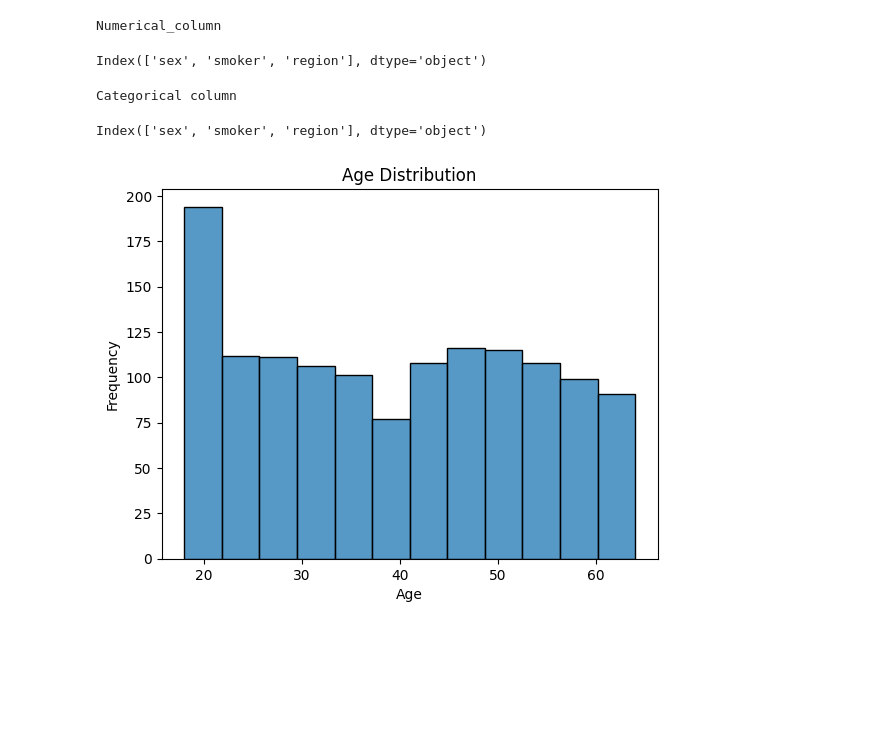
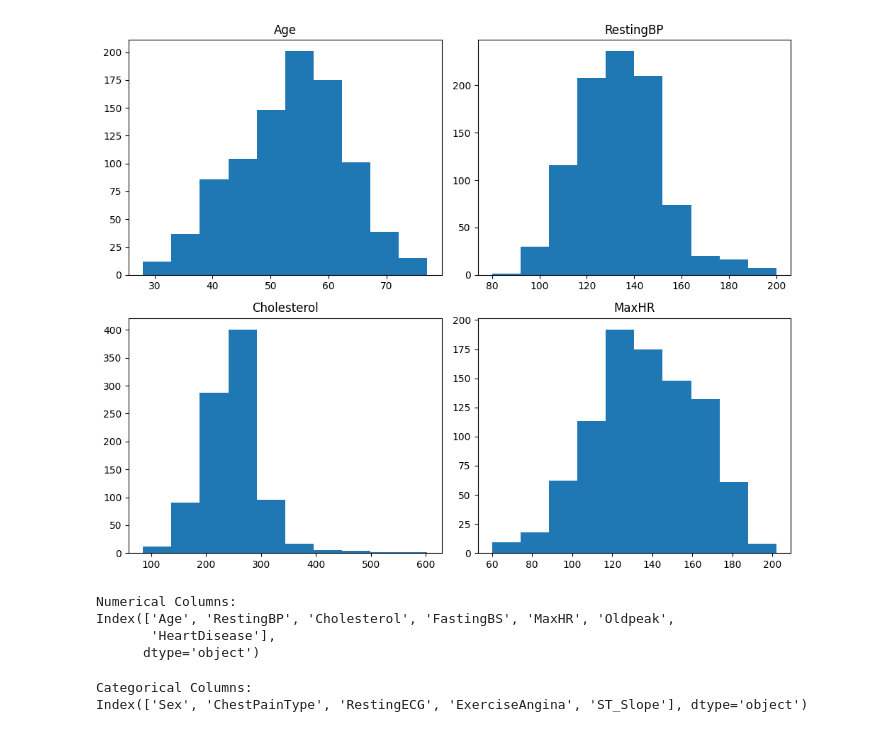
Before and after one commit to nandinirathod1767-ship-it/Assignment-17, a Jupyter notebook: Session17.ipynb, the cells around one changed output. Saved outputs shown, nothing was run; the diff lists cells and outputs as text; code cells hidden in the pictures; blank space fills up the shorter version.

```diff
--- a/Session17.ipynb
+++ b/Session17.ipynb
@@ -12,3 +11,3 @@ Saving insurance.csv to insurance.csv
 # %%
-filepath='/content/insurance.csv'
+filepath='/content/heart.csv'
 df=pd.read_csv(filepath)
@@ -90,14 +189,54 @@ dtype: int64
 # %%
 import matplotlib.pyplot as plt
+# %%
+# Function to plot histograms
+def plot_histograms(df):
+    plt.figure(figsize=(10,8))
+
+    # Age
+    plt.subplot(2,2,1)
+    plt.hist(df['Age'], bins=10)
+    plt.title("Age")
+
+    # RestingBP
+    plt.subplot(2,2,2)
+    plt.hist(df['RestingBP'], bins=10)
+    plt.title("RestingBP")
+
+    # Cholesterol
+    plt.subplot(2,2,3)
+    plt.hist(df['Cholesterol'], bins=10)
+    plt.title("Cholesterol")
+
+    # MaxHR
+    plt.subplot(2,2,4)
+    plt.hist(df['MaxHR'], bins=10)
+    plt.title("MaxHR")
+
+    plt.tight_layout()
+    plt.show()
+
+# Call the function after cleaning
+plot_histograms(df)
+# %% [output]
+[figure, added]
+# %%
+# Numerical columns
+
+numerical_columns = df.select_dtypes(exclude='object').columns
+
+print("Numerical Columns:")
+print(numerical_columns)
+# %% [output]
+Numerical Columns:
+Index(['Age', 'RestingBP', 'Cholesterol', 'FastingBS', 'MaxHR', 'Oldpeak',
+       'HeartDisease'],
+      dtype='object')
 # %%
-print("Numerical_column")
-df.select_dtypes(include=['object']).columns
+
+categorical_columns = df.select_dtypes(include='object').columns    # Categorical columns
+print("\nCategorical Columns:")
+print(categorical_columns)
 # %% [output]
-Numerical_column
+Categorical Columns:
+Index(['Sex', 'ChestPainType', 'RestingECG', 'ExerciseAngina', 'ST_Slope'], dtype='object')
-Index(['sex', 'smoker', 'region'], dtype='object')
-# %%
-print("Categorical column")
-df.select_dtypes(include=['object']).columns
-# %% [output]
-Categorical column
-Index(['sex', 'smoker', 'region'], dtype='object')
@@ -107,8 +242,0 @@ import seaborn as sns
-# %%
-sns.histplot(df["age"])
-plt.title("Age Distribution")
-plt.xlabel("Age")
-plt.ylabel("Frequency")
-plt.show()
-# %% [output]
-[figure, removed]
```
Also changed, not shown: parts of 30 cells of this notebook.
